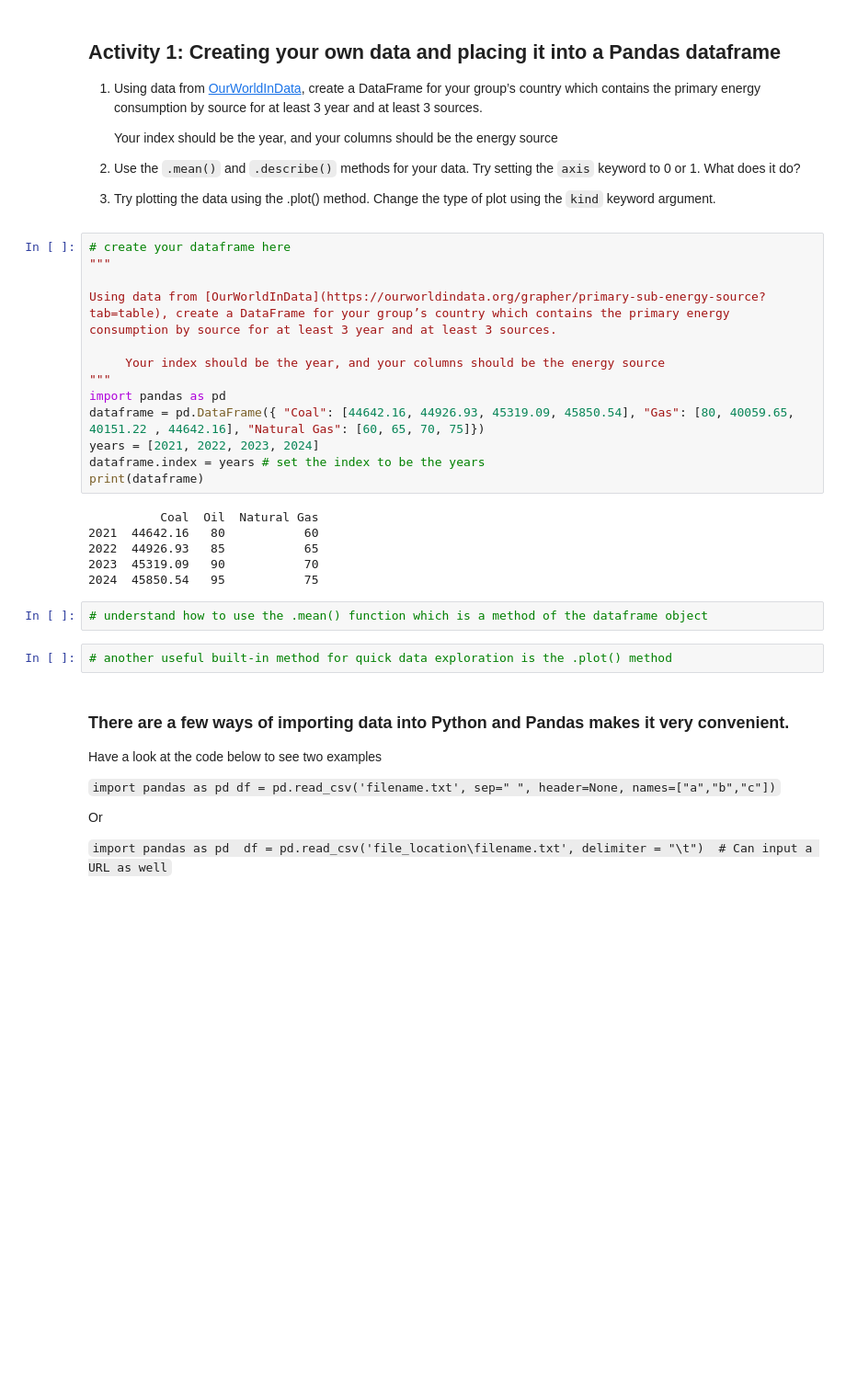
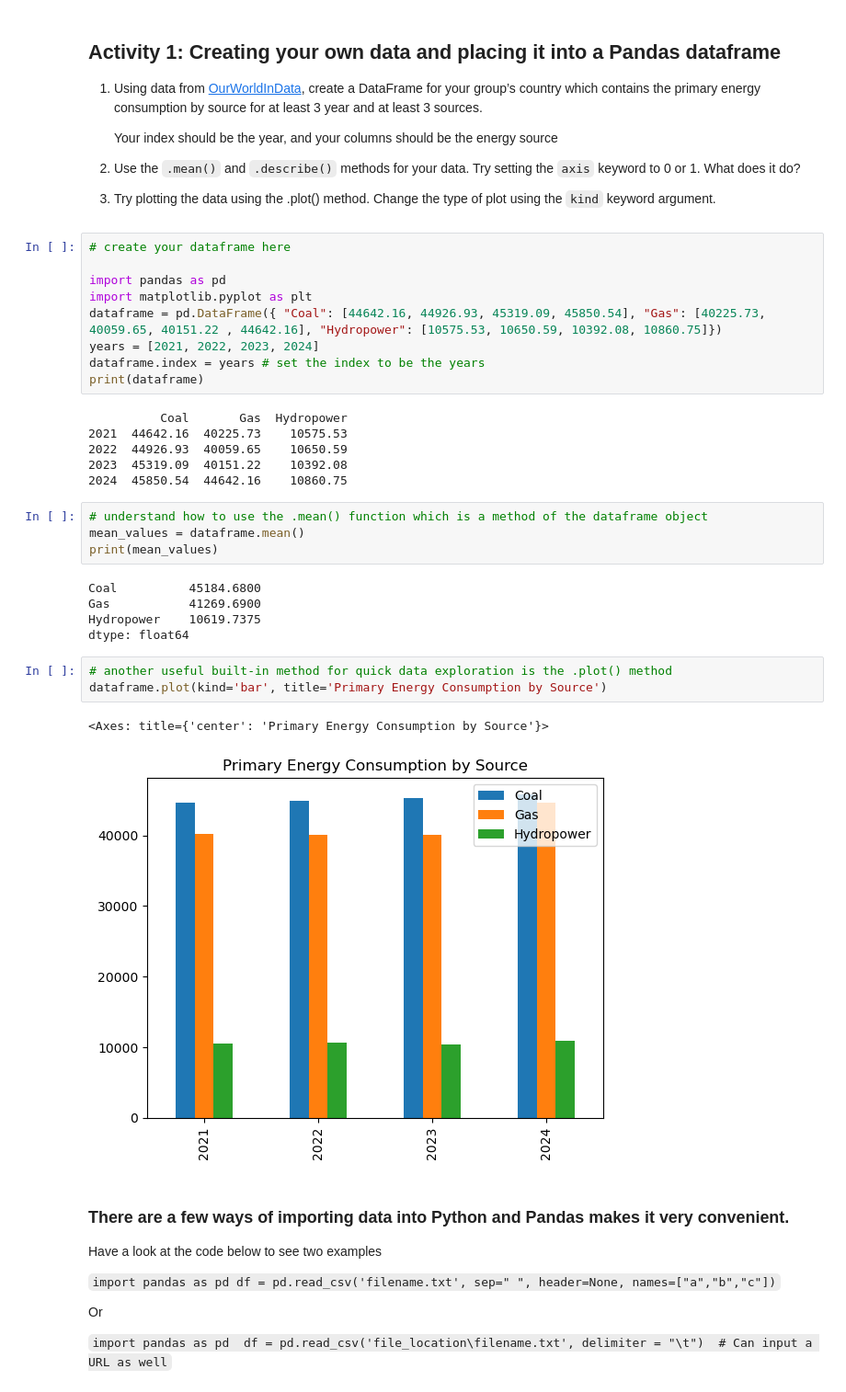
Before and after one commit to Imim0987/OxEnergyMScPython, a Jupyter notebook: NotebooksScripts/PandasActivity.ipynb, the cells around one changed output. Shown at 92% size. Drawn from its saved outputs; the diff is of its cells as text; blank space fills up the shorter version.

````diff
--- a/NotebooksScripts/PandasActivity.ipynb
+++ b/NotebooksScripts/PandasActivity.ipynb
@@ -44,27 +44,34 @@ df
 3. Try plotting the data using the .plot() method. Change the type of plot using the ```kind``` keyword argument.
 # %%
 # create your dataframe here
-"""
 
-Using data from [OurWorldInData](https://ourworldindata.org/grapher/primary-sub-energy-source?tab=table), create a DataFrame for your group’s country which contains the primary energy consumption by source for at least 3 year and at least 3 sources.
-
-     Your index should be the year, and your columns should be the energy source
-"""
 import pandas as pd
-dataframe = pd.DataFrame({ "Coal": [44642.16, 44926.93, 45319.09, 45850.54], "Gas": [80, 40059.65, 40151.22 , 44642.16], "Natural Gas": [60, 65, 70, 75]})
+import matplotlib.pyplot as plt
+dataframe = pd.DataFrame({ "Coal": [44642.16, 44926.93, 45319.09, 45850.54], "Gas": [40225.73, 40059.65, 40151.22 , 44642.16], "Hydropower": [10575.53, 10650.59, 10392.08, 10860.75]})
 years = [2021, 2022, 2023, 2024]
 dataframe.index = years # set the index to be the years
 print(dataframe)
 # %% [output]
-          Coal  Oil  Natural Gas
-2021  44642.16   80           60
-2022  44926.93   85           65
-2023  45319.09   90           70
-2024  45850.54   95           75
+          Coal       Gas  Hydropower
+2021  44642.16  40225.73    10575.53
+2022  44926.93  40059.65    10650.59
+2023  45319.09  40151.22    10392.08
+2024  45850.54  44642.16    10860.75
 # %%
 # understand how to use the .mean() function which is a method of the dataframe object
+mean_values = dataframe.mean()
+print(mean_values)
+# %% [output]
+Coal          45184.6800
+Gas           41269.6900
+Hydropower    10619.7375
+dtype: float64
 # %%
 # another useful built-in method for quick data exploration is the .plot() method
+dataframe.plot(kind='bar', title='Primary Energy Consumption by Source')
+# %% [output]
+<Axes: title={'center': 'Primary Energy Consumption by Source'}>
+[figure, added]
 # %% [markdown]
 ### There are a few ways of importing data into Python and Pandas makes it very convenient.
 
````
Also changed, not shown: parts of 8 cells of this notebook, 4 other files.
